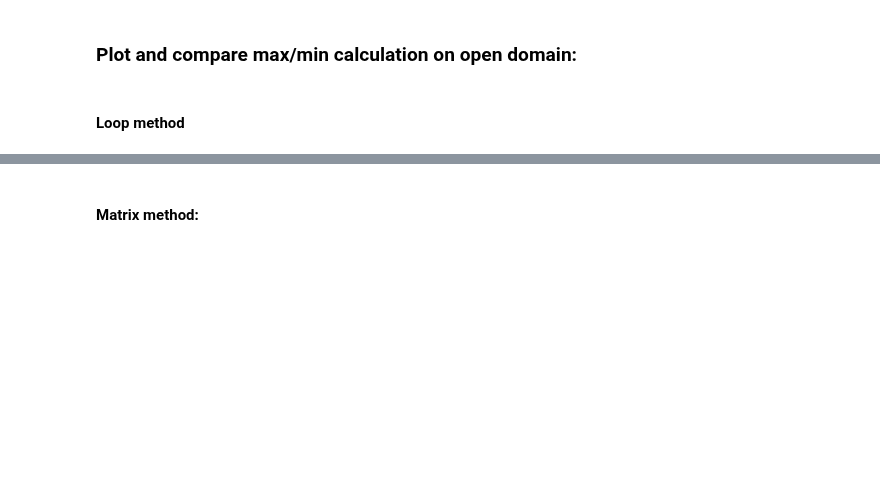
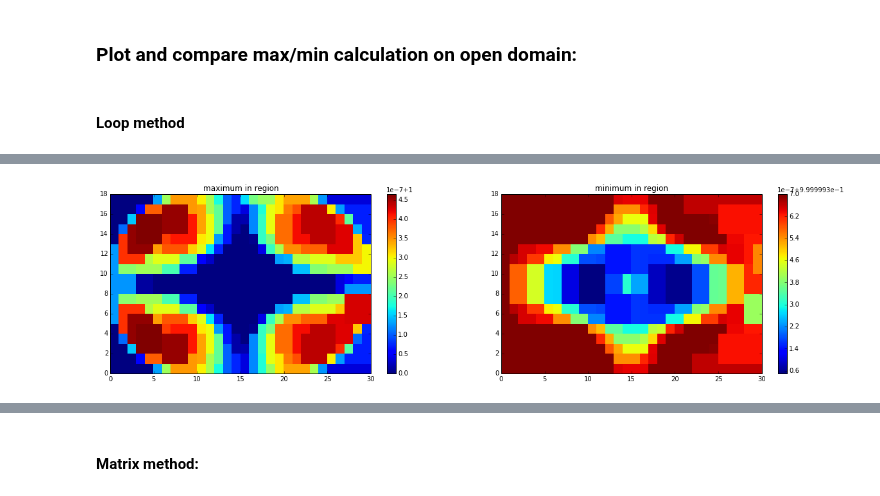
Before and after one commit to UBC-MOAD/pa-th-simple, a Jupyter notebook: prelim-model/Evaluation of 2D TVD - Step 6.ipynb, the cells around one changed output, grey strips where cells are left out. Saved outputs shown, nothing was run; the diff lists cells and outputs as text; code cells hidden in the pictures; blank space fills up the shorter version.

```diff
--- a/prelim-model/Evaluation of 2D TVD - Step 6.ipynb
+++ b/prelim-model/Evaluation of 2D TVD - Step 6.ipynb
@@ -64,10 +64,10 @@ n_upz_d = sign_uz * (sign_uz + 1)/2
 p_upx = sign_ux * (sign_ux - 1)/2
 n_upx = sign_ux * (sign_ux + 1)/2
 # decide whether to test particulate or dissolved phase
-conc = h
-p_upz = p_upz_p
-n_upz = n_upz_p
-sinkrate = S
+conc = g
+p_upz = p_upz_d
+n_upz = n_upz_d
+sinkrate = 0
 # %%
 # upstream flux: C m/s
 fluxx_up = np.zeros((nz, nx))
@@ -166,8 +160,6 @@ conc_do[1:nz-1, 1:nx-1] = np.minimum(np.minimum( np.minimum( conc.a[0:nz-2, 0:nx
 # %% [markdown]
 #### Loop method
 # %%
-%%timeit
-
 # max and min concentrations in region
 conc_up = np.zeros((nz, nx))
 conc_do = np.zeros((nz, nx))
@@ -176,4 +168,14 @@ for j in range(1, nx):
     for i in range(1, nz):
         conc_up[i, j] = max( np.max(conc.a[i-1:i+2, j-1:j+2]), np.max(tau_up[i-1:i+2, j-1:j+2]) )
         conc_do[i, j] = min( np.min(conc.a[i-1:i+2, j-1:j+2]), np.min(tau_up[i-1:i+2, j-1:j+2]) )
+
+plt.subplots(1,2,figsize = (20, 5))
+plt.subplot(121)
+loop1 = plt.pcolormesh(conc_up[1:nz-1, 1:nx-1])
+plt.colorbar(loop1)
+plt.title('maximum in region')
+plt.subplot(122)
+loop = plt.pcolormesh(conc_do[1:nz-1, 1:nx-1])
+plt.colorbar(loop)
+plt.title('minimum in region')
 # %% [output]
@@ -180,0 +183 @@ for j in range(1, nx):
+[figure, added]
```
Also changed, not shown: parts of 28 cells of this notebook, 2 other files.
